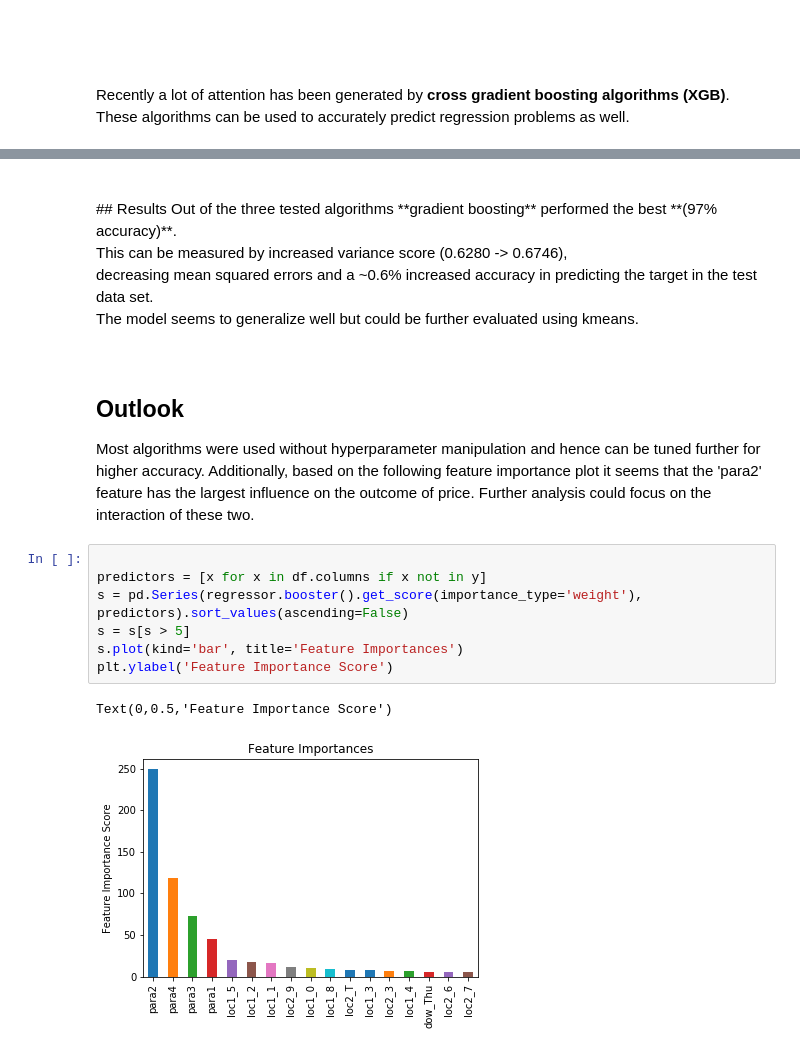
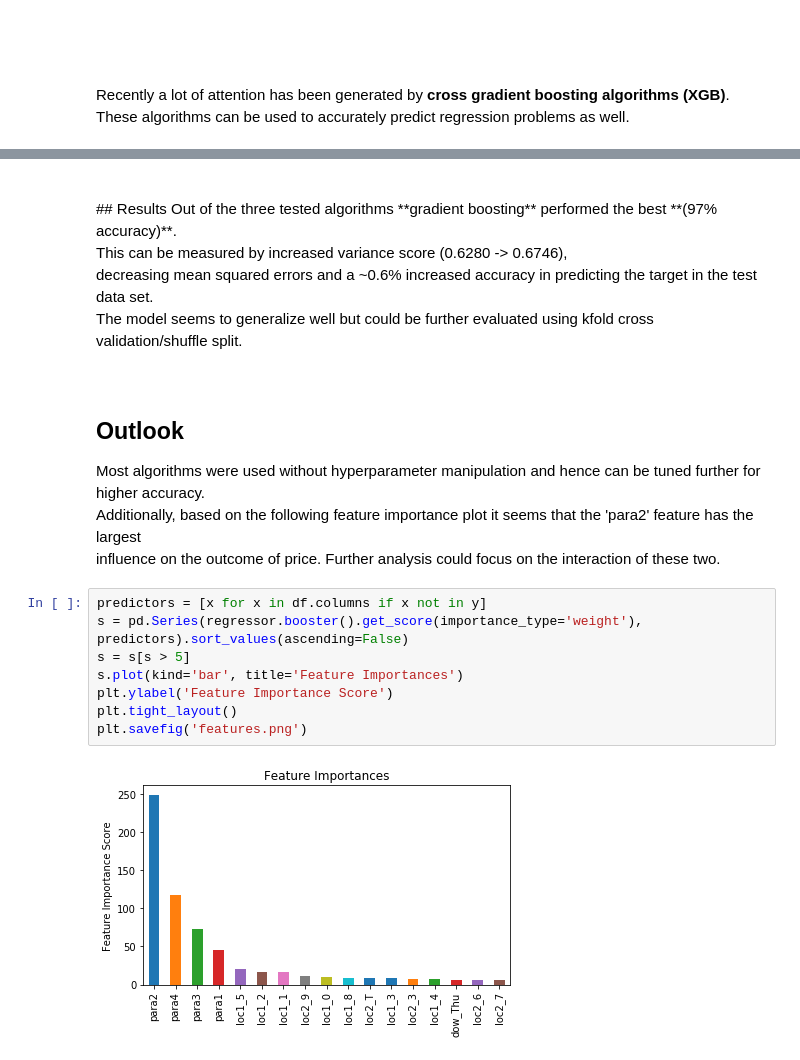
Before and after one commit to MaikRos/HAMS, a Jupyter notebook: analysis.ipynb, the cells around one changed output, grey strips where cells are left out. Saved outputs shown, nothing was run; the diff lists cells and outputs as text.

```diff
--- a/analysis.ipynb
+++ b/analysis.ipynb
@@ -247,18 +263,20 @@ Accuracy: 97.00%
 Out of the three tested algorithms **gradient boosting** performed the best **(97% accuracy)**.<br>
 This can be measured by increased variance score (0.6280 -> 0.6746), <br>
 decreasing mean squared errors and a ~0.6% increased accuracy in predicting the target in the test data set. <br>
-The model seems to generalize well but could be further evaluated using kmeans.<br><br>
+The model seems to generalize well but could be further evaluated using kfold cross validation/shuffle split.<br><br>
 # %% [markdown]
 ## Outlook
-Most algorithms were used without hyperparameter manipulation and hence can be tuned further for higher accuracy. Additionally, based on the following feature importance plot it seems that the 'para2' feature has the largest influence on the outcome of price. Further analysis could focus on the interaction of these two.
+Most algorithms were used without hyperparameter manipulation and hence can be tuned further for higher accuracy. <br>
+Additionally, based on the following feature importance plot it seems that the 'para2' feature has the largest <br>
+influence on the outcome of price. Further analysis could focus on the interaction of these two.
 # %%
-
 predictors = [x for x in df.columns if x not in y]
 s = pd.Series(regressor.booster().get_score(importance_type='weight'), predictors).sort_values(ascending=False)
 s = s[s > 5]
 s.plot(kind='bar', title='Feature Importances')
 plt.ylabel('Feature Importance Score')
+plt.tight_layout()
+plt.savefig('features.png')
 # %% [output]
-Text(0,0.5,'Feature Importance Score')
-[figure, old version]
+[figure, new version]
 # %%
```
Also changed, not shown: parts of 14 cells of this notebook, 1 other file.
